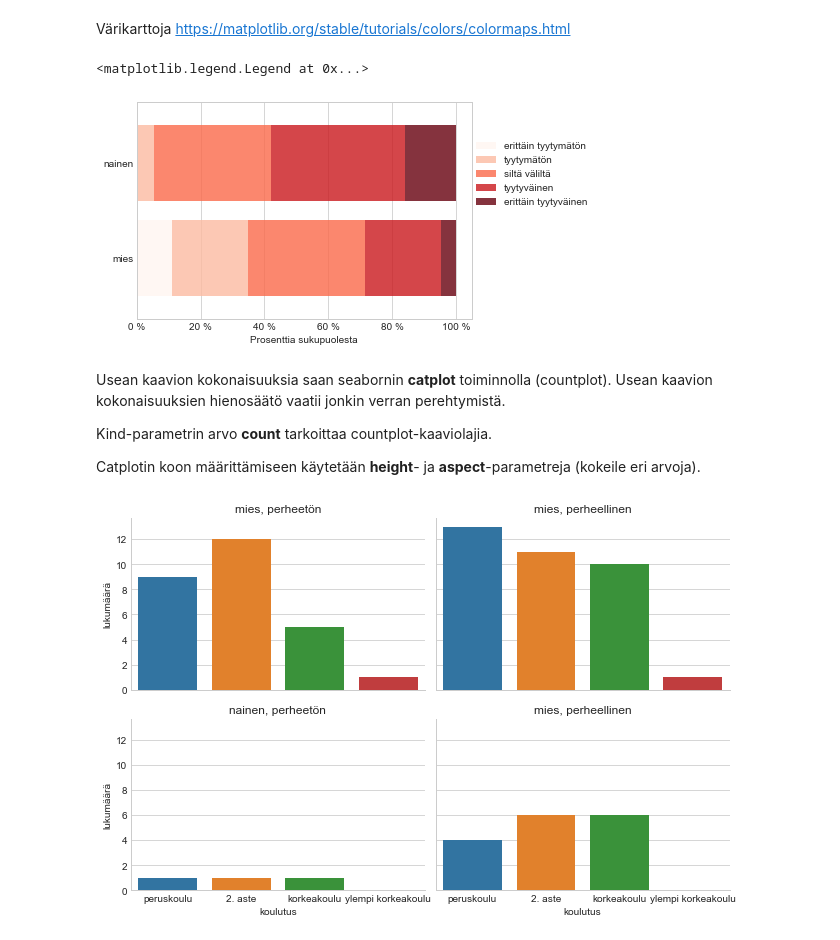
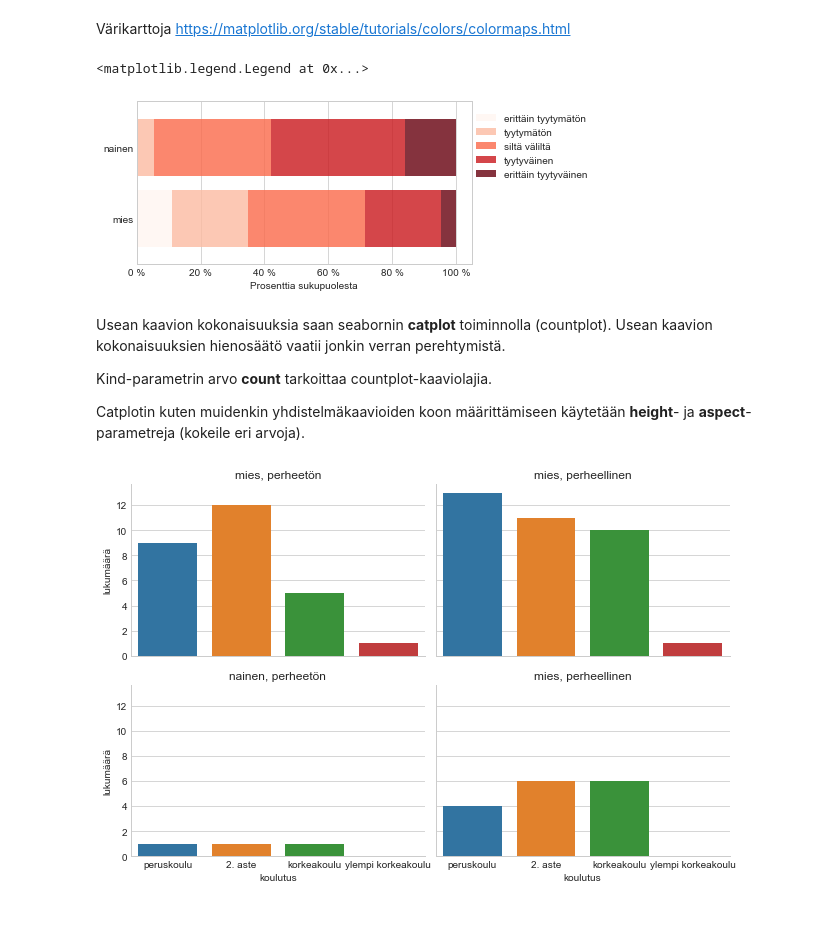
Before and after one commit to taanila/selittava, a Jupyter notebook: selittava.ipynb, the cells around one changed output. Cells and saved outputs as stored; diff of their text form; code cells hidden in the pictures.

```diff
--- a/selittava.ipynb
+++ b/selittava.ipynb
@@ -161,25 +163,26 @@ Värikarttoja https://matplotlib.org/stable/tutorials/colors/colormaps.html
 # %%
 # Edellinen 100 % pinottuina vaakapylväinä
 # T vaihtaa taulukon rivit ja sarakkeet (kaavion arvosarjat ja kategoriat) päittäin
 # alpha-parametrilla hieman läpinäkyvyyttä väreihin
-df2.T.plot.barh(stacked=True, width=0.8, cmap='Reds', alpha=0.8)
+df2.T.plot.barh(stacked=True, width=0.8, cmap='Reds', alpha=0.8, figsize=(6, 3))
 
 plt.xlabel('Prosenttia sukupuolesta')
 plt.grid(axis='y')
 
+# x-akselin prosenttimuotoilu
 plt.gca().xaxis.set_major_formatter(ticks)
 
 # Selitteen sijoittelu
 plt.legend(loc=(1, 0.5))
 # %% [output]
 <matplotlib.legend.Legend at 0x...>
-[figure, old version]
+[figure, new version]
 # %% [markdown]
 Usean kaavion kokonaisuuksia saan seabornin **catplot** toiminnolla (countplot). Usean kaavion kokonaisuuksien hienosäätö vaatii jonkin verran perehtymistä.
 
 Kind-parametrin arvo **count** tarkoittaa countplot-kaaviolajia.
 
-Catplotin koon määrittämiseen käytetään **height**- ja **aspect**-parametreja (kokeile eri arvoja).
+Catplotin kuten muidenkin yhdistelmäkaavioiden koon määrittämiseen käytetään **height**- ja **aspect**-parametreja (kokeile eri arvoja).
 # %%
 # Koulutuksen jakauma sukupuolen ja perhesuhteen mukaan
 g = sns.catplot(x='koulutus', col='perhe', row='sukup', data=df, kind='count', height=3, aspect=1.5)
```
Also changed, not shown: parts of 6 cells of this notebook.
